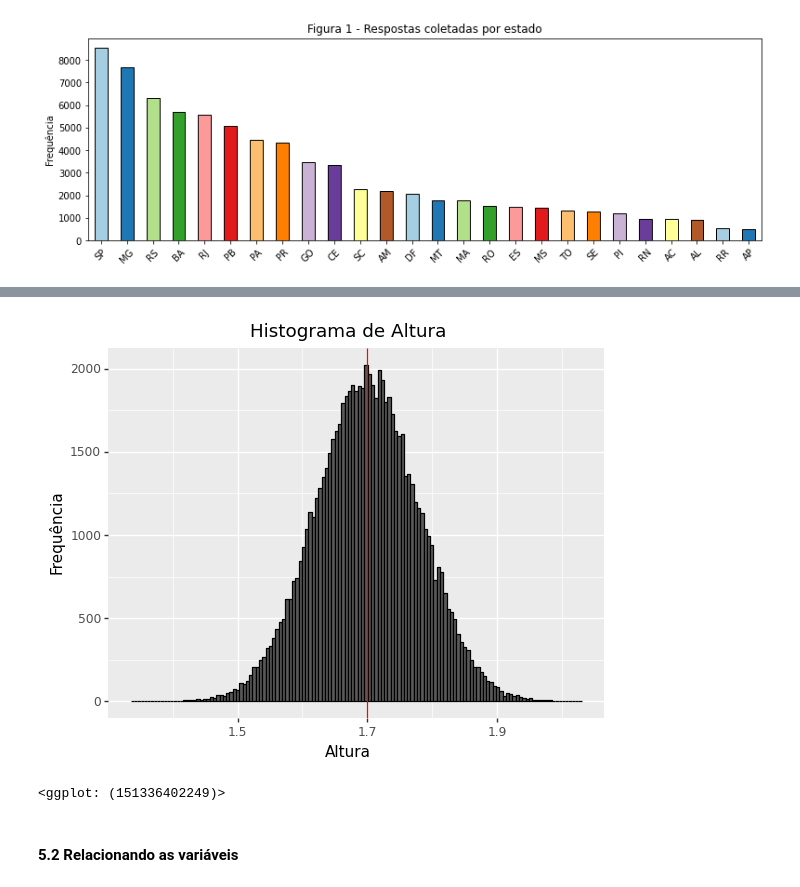
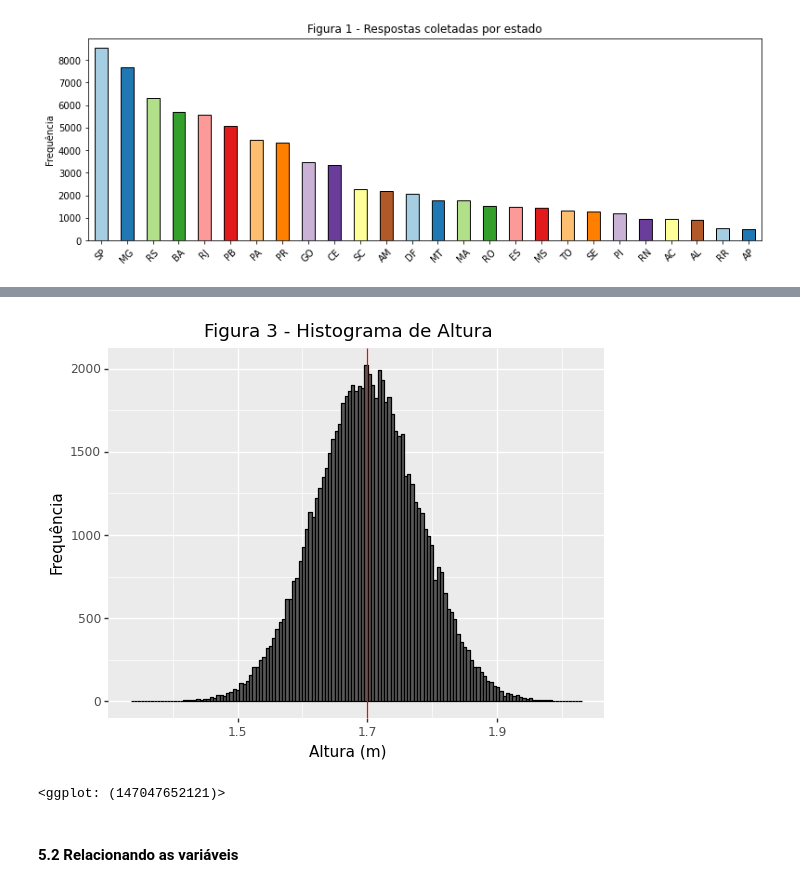
Before and after one commit to pedroogarcez/projeto_ibge, a Jupyter notebook: ibge_analise_de_dados.ipynb, the cells around one changed output, grey strips where cells are left out. Drawn from its saved outputs; the diff is of its cells as text; code cells hidden in the pictures.

```diff
--- a/ibge_analise_de_dados.ipynb
+++ b/ibge_analise_de_dados.ipynb
@@ -104,12 +104,12 @@ labs(y='Frequência',title='Figura 2 - Histograma de idade'))
 # %%
 mean1 = np.mean(df['Altura'])
 (ggplot(df, aes(x = "Altura")) +
  geom_histogram(color='black')+
  geom_vline(df, aes(xintercept=mean1),color='red')+
-labs(y='Frequência',title='Histograma de Altura'))
+labs(y='Frequência',title='Figura 3 - Histograma de Altura',x='Altura (m)'))
 # %% [output]
-[figure, old version]
+[figure, new version]
-<ggplot: (151336402249)>
+<ggplot: (147047652121)>
 # %% [markdown]
 #### 5.2 Relacionando as variáveis
 # %%
```
Also changed, not shown: parts of 9 cells of this notebook.
